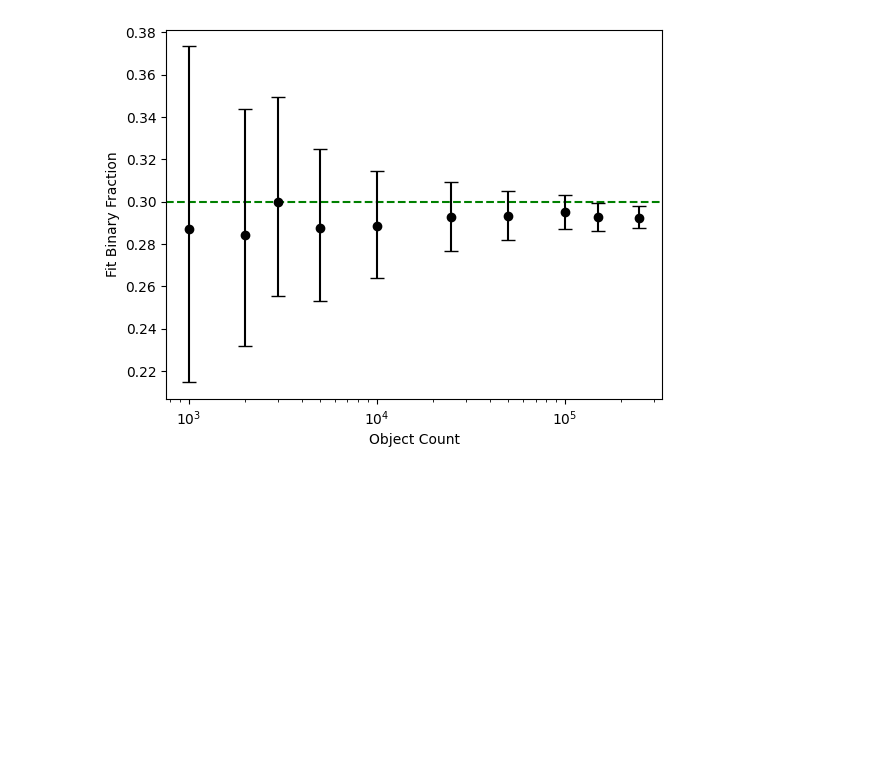
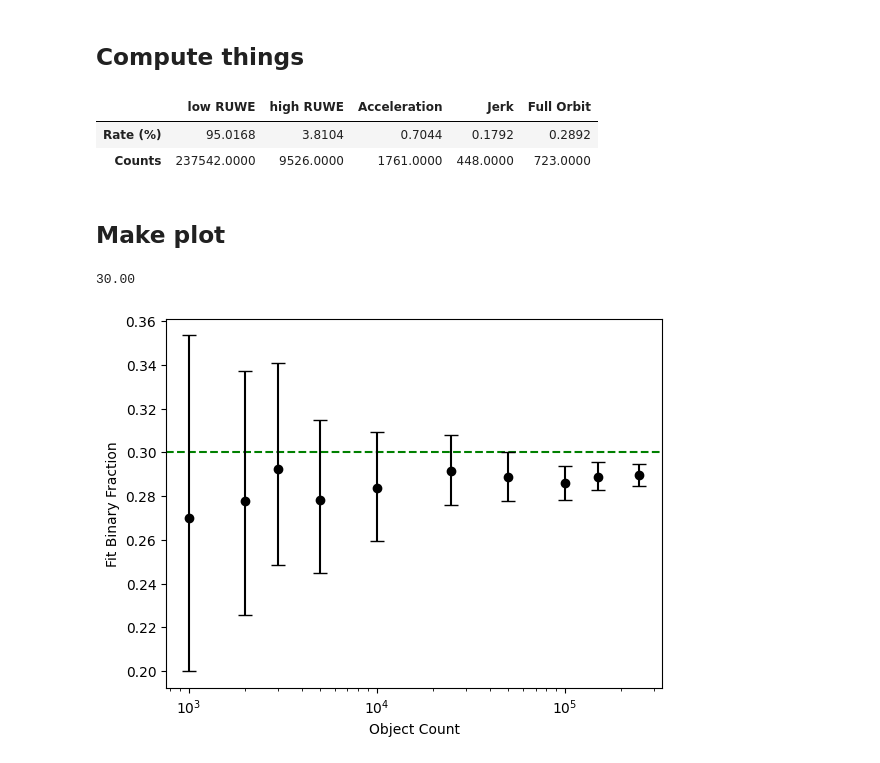
Before and after one commit to BenPennell/BrownDwarfProbabilities, a Jupyter notebook: DependenceCounts.ipynb, the cells around one changed output. Saved outputs shown, nothing was run; the diff lists cells and outputs as text; code cells hidden in the pictures; blank space fills up the shorter version.

```diff
--- a/DependenceCounts.ipynb
+++ b/DependenceCounts.ipynb
@@ -15,2 +12,4 @@ sc_cubes_singular = pickle.load(open("./data/2025-12-10-200pc_mdwarf_circular_3p
 # %%
 counts = [1000, 2000, 3000, 5000, 10000, 25000, 50000, 100000, 150000, 250000]
+# %% [markdown]
+## Compute things
@@ -17,3 +19,21 @@ counts = [1000, 2000, 3000, 5000, 10000, 25000, 50000, 100000, 150000, 250000]
+# %%
+synthdata = np.array(data_exp)
+soltypes = np.zeros(len(synthdata), dtype=np.int8)
+for i in range(len(soltypes)):
+    soltypes[i] = synthdata[i]["solution_type"]
+
+rates = [len(soltypes[soltypes == soltype])/len(synthdata)*100 for soltype in [0,5,7,9,12]]
+grid = [
+    rates,
+    [int(grp/100*len(synthdata)) for grp in rates]
+]
+row_labels = ["Rate (%)", "Counts"]
+col_labels = ["low RUWE", "high RUWE", "Acceleration", "Jerk", "Full Orbit"]
+pd.DataFrame(grid, index=row_labels, columns=col_labels)
+# %% [output]
+|  | low RUWE | high RUWE | Acceleration | Jerk | Full Orbit |
+| Rate (%) | 95.0168 | 3.8104 | 0.7044 | 0.1792 | 0.2892 |
+| Counts | 237542.0000 | 9526.0000 | 1761.0000 | 448.0000 | 723.0000 |
 # %%
 indices = [0,5,7,9,12]
 working_catalogue = []
@@ -49,9 +79,21 @@ for i, count in enumerate(counts):
+# %% [markdown]
+## Make plot
+# %%
+res = pickle.load(open("./plot_data/counts_test.pkl", "rb"))["data"]
+# %%
+data_exp = pickle.load(open("./massive_data/massive_samples_413_qexp.pkl", "rb"))["data"]
+data_exp = np.array(data_exp)
+bins = len(data_exp[[r["is_binary"] == True for r in data_exp]])
+print(f'{bins/len(data_exp)*100:.2f}')
+# %% [output]
+30.00
 # %%
-plt.errorbar(counts, res[:,0], yerr=(res[:,2], res[:,1]), fmt='none', capsize=5, ecolor='k', zorder=1);
-plt.scatter(counts, res[:,0], marker='o', color='k', zorder=2);
+meaned_res = np.mean(np.array(res), axis=1)
+plt.errorbar(counts, meaned_res[:,0], yerr=(meaned_res[:,2], meaned_res[:,1]), fmt='none', capsize=5, ecolor='k', zorder=1);
+plt.scatter(counts, meaned_res[:,0], marker='o', color='k', zorder=2);
 plt.axhline(y=0.3, c="green", linestyle="--", zorder=0);
 plt.xlabel("Object Count");
 plt.ylabel("Fit Binary Fraction");
 plt.xscale('log')
 # %% [output]
-[figure, old version]
+[figure, new version]
```
Also changed, not shown: parts of 6 cells of this notebook, 8 other files.
